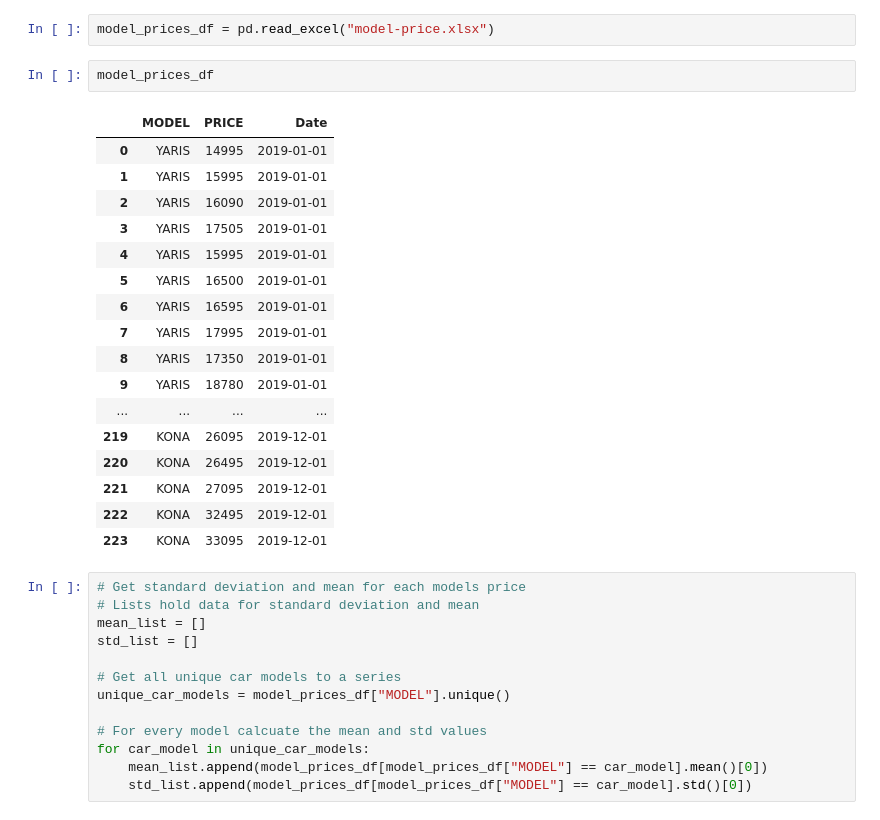
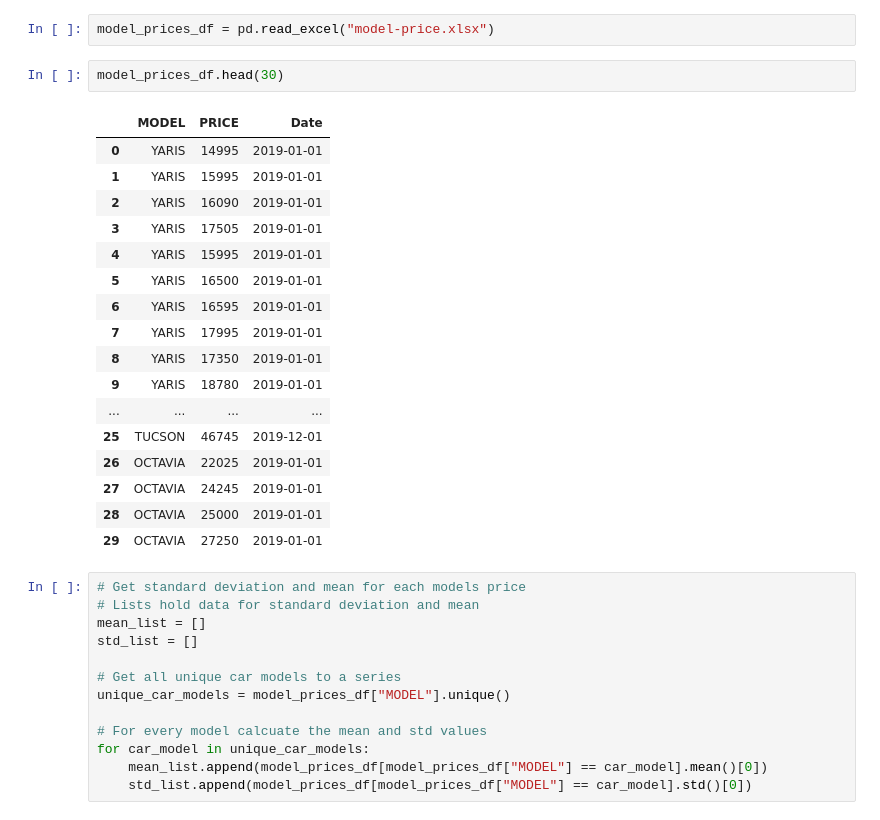
Before and after one commit to danielmccallion/Programming_for_Data_Analysis-Project, a Jupyter notebook: Project.ipynb, the cells around one changed output. Cells and saved outputs as stored; diff of their text form.

```diff
--- a/Project.ipynb
+++ b/Project.ipynb
@@ -286,25 +286,25 @@ This data was collated and added to an excel for the project so it could be read
 # %%
 model_prices_df = pd.read_excel("model-price.xlsx")
 # %%
-model_prices_df
+model_prices_df.head(30)
 # %% [output]
 |  | MODEL | PRICE | Date |
 | 0 | YARIS | 14995 | 2019-01-01 |
 | 1 | YARIS | 15995 | 2019-01-01 |
 | 2 | YARIS | 16090 | 2019-01-01 |
 | 3 | YARIS | 17505 | 2019-01-01 |
 | 4 | YARIS | 15995 | 2019-01-01 |
 | 5 | YARIS | 16500 | 2019-01-01 |
 | 6 | YARIS | 16595 | 2019-01-01 |
 | 7 | YARIS | 17995 | 2019-01-01 |
 | 8 | YARIS | 17350 | 2019-01-01 |
 | 9 | YARIS | 18780 | 2019-01-01 |
 | ... | ... | ... | ... |
-| 219 | KONA | 26095 | 2019-12-01 |
-| 220 | KONA | 26495 | 2019-12-01 |
-| 221 | KONA | 27095 | 2019-12-01 |
-| 222 | KONA | 32495 | 2019-12-01 |
-| 223 | KONA | 33095 | 2019-12-01 |
+| 25 | TUCSON | 46745 | 2019-12-01 |
+| 26 | OCTAVIA | 22025 | 2019-01-01 |
+| 27 | OCTAVIA | 24245 | 2019-01-01 |
+| 28 | OCTAVIA | 25000 | 2019-01-01 |
+| 29 | OCTAVIA | 27250 | 2019-01-01 |
 # %%
 # Get standard deviation and mean for each models price
 # Lists hold data for standard deviation and mean
```
Also changed, not shown: parts of 18 cells of this notebook.
